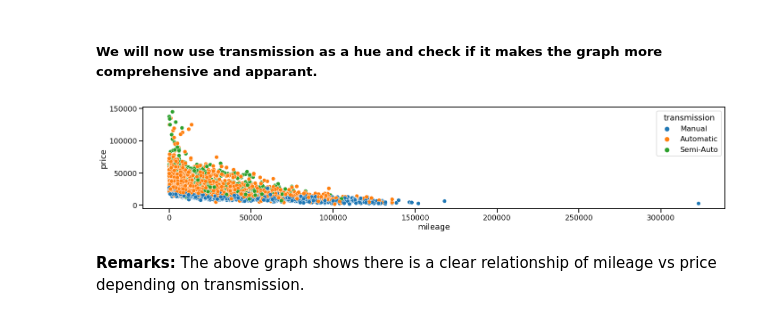
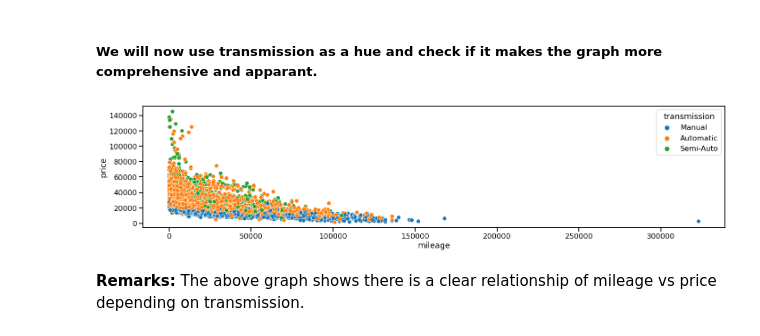
Before and after one commit to tasnimmuna2610/audi_used_car_analysis, a Jupyter notebook: audi_used_car_EDA.ipynb, the cells around one changed output. Drawn from its saved outputs; the diff is of its cells as text; code cells hidden in the pictures.

```diff
--- a/audi_used_car_EDA.ipynb
+++ b/audi_used_car_EDA.ipynb
@@ -488,15 +477,15 @@ plt.show()
 # %% [markdown]
 #####  We will now use transmission as a hue and check if it makes the graph more comprehensive and apparant.
 # %%
-plt.figure(figsize=(20,12))
+plt.figure(figsize=(20,5))
 
 # mileage vs price
-plt.subplot(3,1,1)
+plt.subplot(1,1,1)
 sns.scatterplot(x='mileage', y='price', data=data_frame, hue= 'transmission')
 plt.tight_layout()
 plt.show()
 # %% [output]
-[figure, old version]
+[figure, new version]
 # %% [markdown]
 **Remarks:** The above graph shows there is a clear relationship of mileage vs price depending on transmission.
 # %% [markdown]
```
Also changed, not shown: parts of 10 cells of this notebook.
